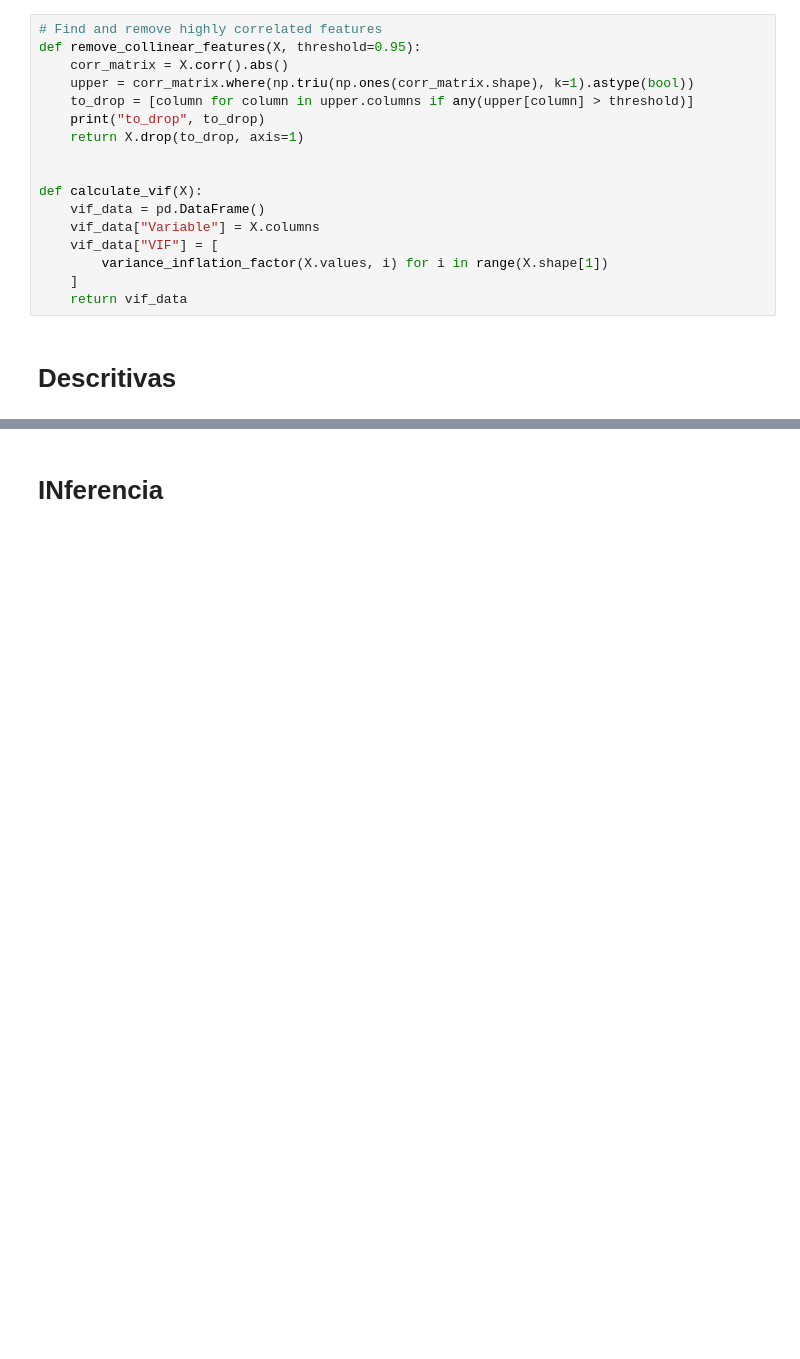
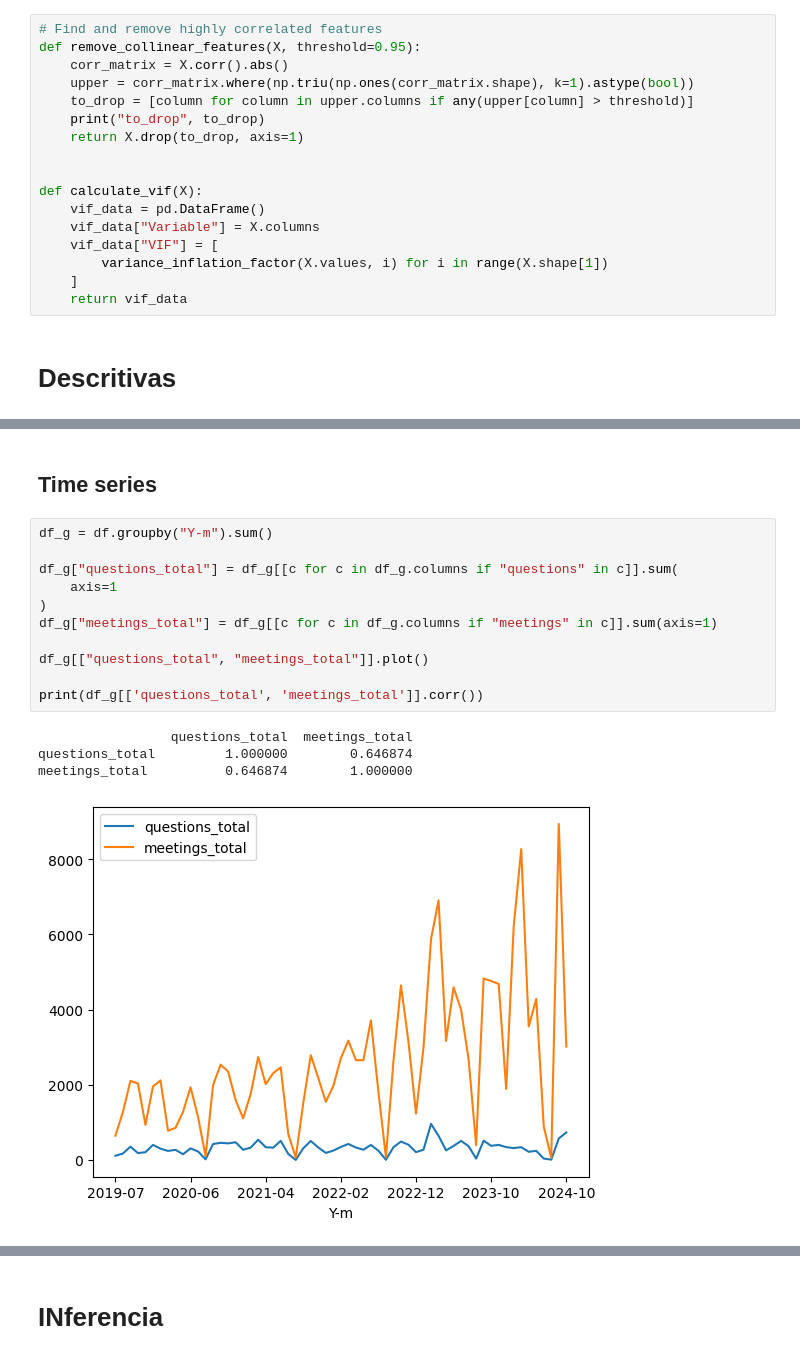
Before and after one commit to AcacioTelechi/thesis-lobbying-effects, a Jupyter notebook: 3.4_panel_data_w_topics.ipynb, the cells around one changed output, grey strips where cells are left out. Saved outputs shown, nothing was run; the diff lists cells and outputs as text; blank space fills up the shorter version.

Commit message:
feat: enhance panel data notebook with new markdown sections, refined data processing for questions and meetings, and improved correlation analysis for better insights

```diff
--- a/3.4_panel_data_w_topics.ipynb
+++ b/3.4_panel_data_w_topics.ipynb
@@ -150,0 +131,18 @@ def calculate_vif(X):
+# %% [markdown]
+## Time series
+# %%
+df_g = df.groupby("Y-m").sum()
+
+df_g["questions_total"] = df_g[[c for c in df_g.columns if "questions" in c]].sum(
+    axis=1
+)
+df_g["meetings_total"] = df_g[[c for c in df_g.columns if "meetings" in c]].sum(axis=1)
+
+df_g[["questions_total", "meetings_total"]].plot()
+
+print(df_g[['questions_total', 'meetings_total']].corr())
+# %% [output]
+                 questions_total  meetings_total
+questions_total         1.000000        0.646874
+meetings_total          0.646874        1.000000
+[figure, added]
```
Also changed, not shown: parts of 12 cells of this notebook.
